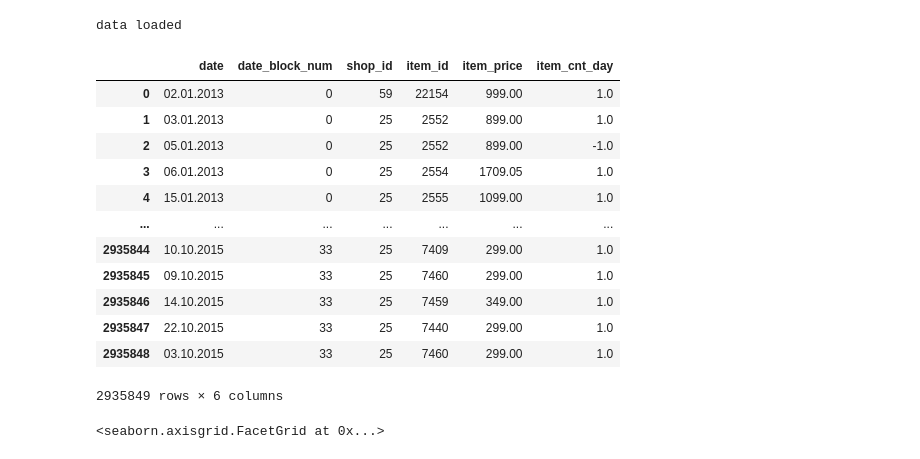
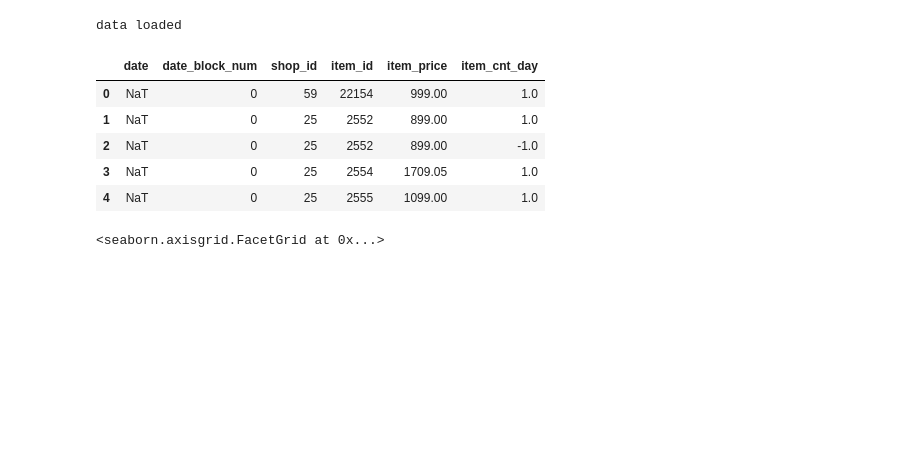
Before and after one commit to KevinMuguet/bigData, a Jupyter notebook: Visualisation de relations continues.ipynb, the cells around one changed output. Drawn from its saved outputs; the diff is of its cells as text; code cells hidden in the pictures; blank space fills up the shorter version.

```diff
--- a/Visualisation de relations continues.ipynb
+++ b/Visualisation de relations continues.ipynb
@@ -12,21 +12,14 @@ print('data loaded')
 # %% [output]
 data loaded
 # %%
-df
+df.head()
 # %% [output]
 |  | date | date_block_num | shop_id | item_id | item_price | item_cnt_day |
-| 0 | 02.01.2013 | 0 | 59 | 22154 | 999.00 | 1.0 |
-| 1 | 03.01.2013 | 0 | 25 | 2552 | 899.00 | 1.0 |
-| 2 | 05.01.2013 | 0 | 25 | 2552 | 899.00 | -1.0 |
-| 3 | 06.01.2013 | 0 | 25 | 2554 | 1709.05 | 1.0 |
-| 4 | 15.01.2013 | 0 | 25 | 2555 | 1099.00 | 1.0 |
-| ... | ... | ... | ... | ... | ... | ... |
-| 2935844 | 10.10.2015 | 33 | 25 | 7409 | 299.00 | 1.0 |
-| 2935845 | 09.10.2015 | 33 | 25 | 7460 | 299.00 | 1.0 |
-| 2935846 | 14.10.2015 | 33 | 25 | 7459 | 349.00 | 1.0 |
-| 2935847 | 22.10.2015 | 33 | 25 | 7440 | 299.00 | 1.0 |
-| 2935848 | 03.10.2015 | 33 | 25 | 7460 | 299.00 | 1.0 |
+| 0 | NaT | 0 | 59 | 22154 | 999.00 | 1.0 |
+| 1 | NaT | 0 | 25 | 2552 | 899.00 | 1.0 |
+| 2 | NaT | 0 | 25 | 2552 | 899.00 | -1.0 |
+| 3 | NaT | 0 | 25 | 2554 | 1709.05 | 1.0 |
+| 4 | NaT | 0 | 25 | 2555 | 1099.00 | 1.0 |
-2935849 rows × 6 columns
 # %%
 #En utilisant relplot(), construisez un graphique qui va vous permettre de voir l’évolution
 #des prix par rapport au temps. Que pouvez vous voir ?
```
Also changed, not shown: 2 other files.
